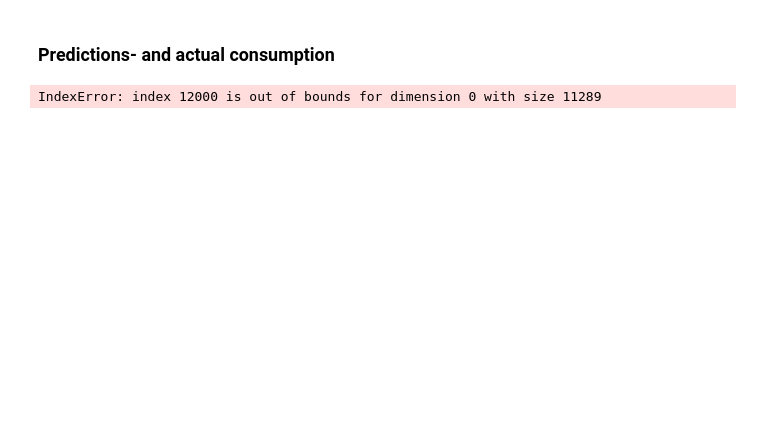
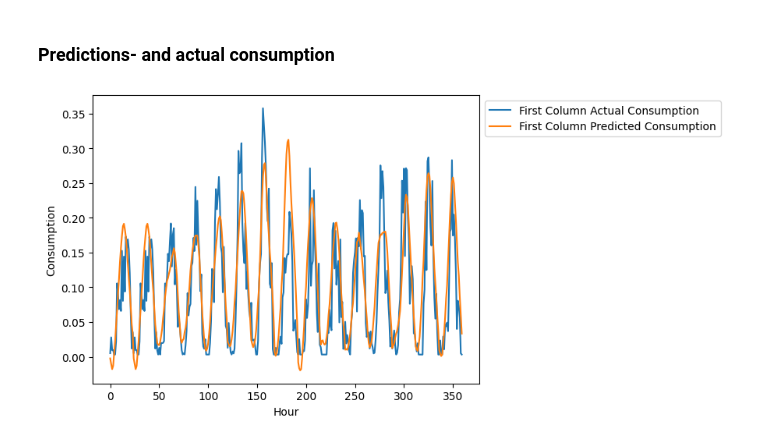
Before and after one commit to dat5-06/zap, a Jupyter notebook: core/notebooks/0_GRU_trefor_park.ipynb, the cells around one changed output. Drawn from its saved outputs; the diff is of its cells as text; code cells hidden in the pictures; blank space fills up the shorter version.

```diff
--- a/core/notebooks/0_GRU_trefor_park.ipynb
+++ b/core/notebooks/0_GRU_trefor_park.ipynb
@@ -122,6 +145,6 @@ plt.show()
 # %% [markdown]
 ### Predictions- and actual consumption
 # %%
-plot_predictions(500, 514, y_test, predicted)
+plot_predictions(110, 124, y_test_global, best_prediction)
 # %% [output]
-IndexError: index 12000 is out of bounds for dimension 0 with size 11289
+[figure, added]
```
Also changed, not shown: parts of 5 cells of this notebook, 2 other files.
